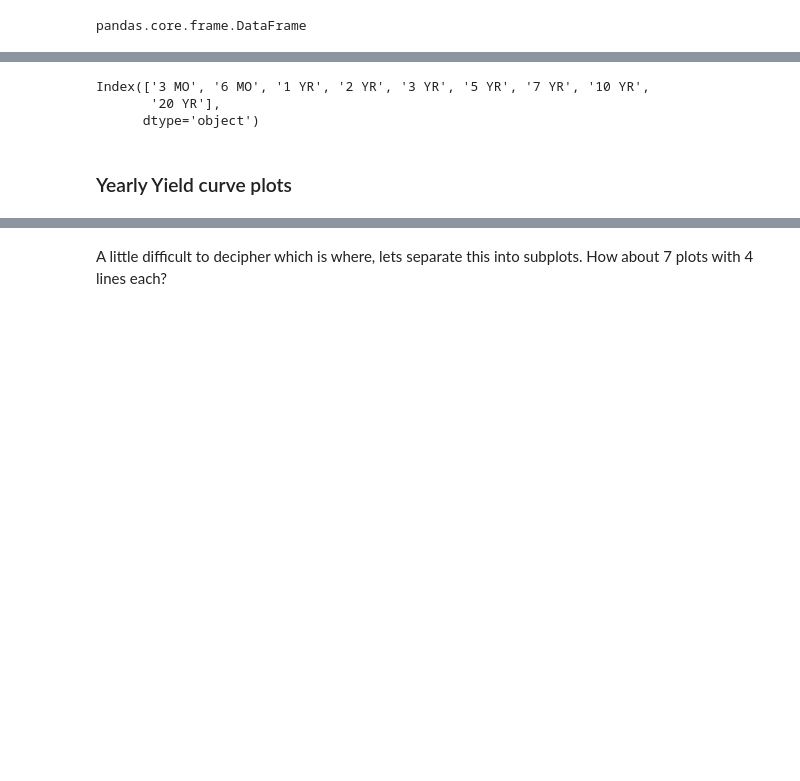
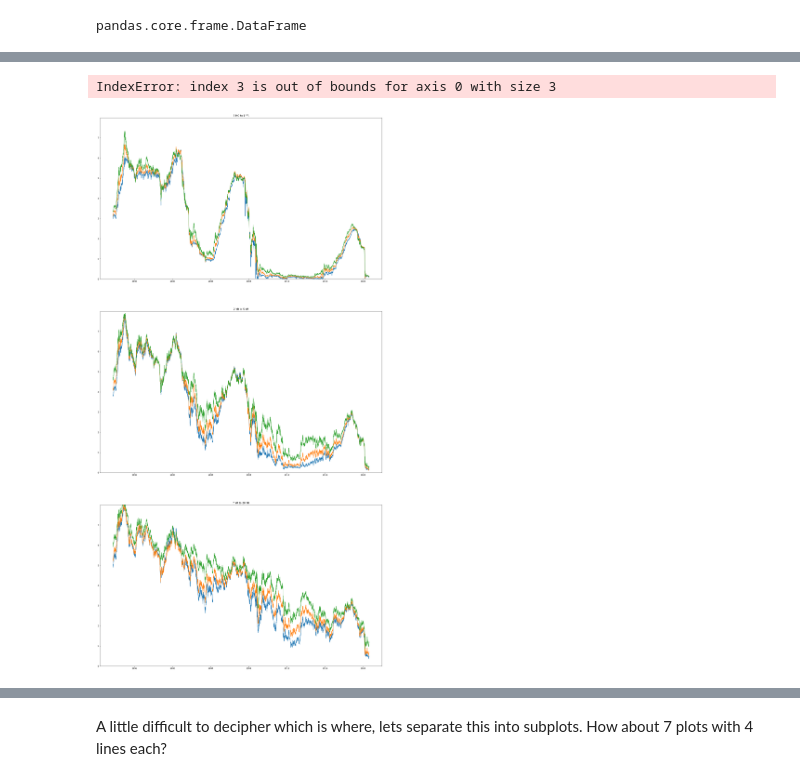
Before and after one commit to NicholasOgawa/EconML, a Jupyter notebook: CreditSpreads.ipynb, the cells around one changed output, grey strips where cells are left out. Saved outputs shown, nothing was run; the diff lists cells and outputs as text; code cells hidden in the pictures; blank space fills up the shorter version.

```diff
--- a/CreditSpreads.ipynb
+++ b/CreditSpreads.ipynb
@@ -71,8 +103,15 @@ plt.legend(df);
-# %%
-df.columns
-# %% [output]
-Index(['3 MO', '6 MO', '1 YR', '2 YR', '3 YR', '5 YR', '7 YR', '10 YR',
-       '20 YR'],
-      dtype='object')
-# %% [markdown]
-### Yearly Yield curve plots
+# %%
+f, axes = plt.subplots(3, 1, figsize=(25, 50))
+j = 0
+
+while j < 3:
+    for i in range(0,len(df),3):
+        temp = df.iloc[:,i:i+3]
+        axes[j].set_ylim((0,8))
+        axes[j].set_yticks(np.arange(0, 8, 1))
+        axes[j].set_title(f"{temp.columns[0]} to {temp.columns[-1]}")
+        axes[j].plot(temp)
+        j += 1
+# %% [output]
+IndexError: index 3 is out of bounds for axis 0 with size 3
+[figure, added]
```
Also changed, not shown: parts of 47 cells of this notebook.
